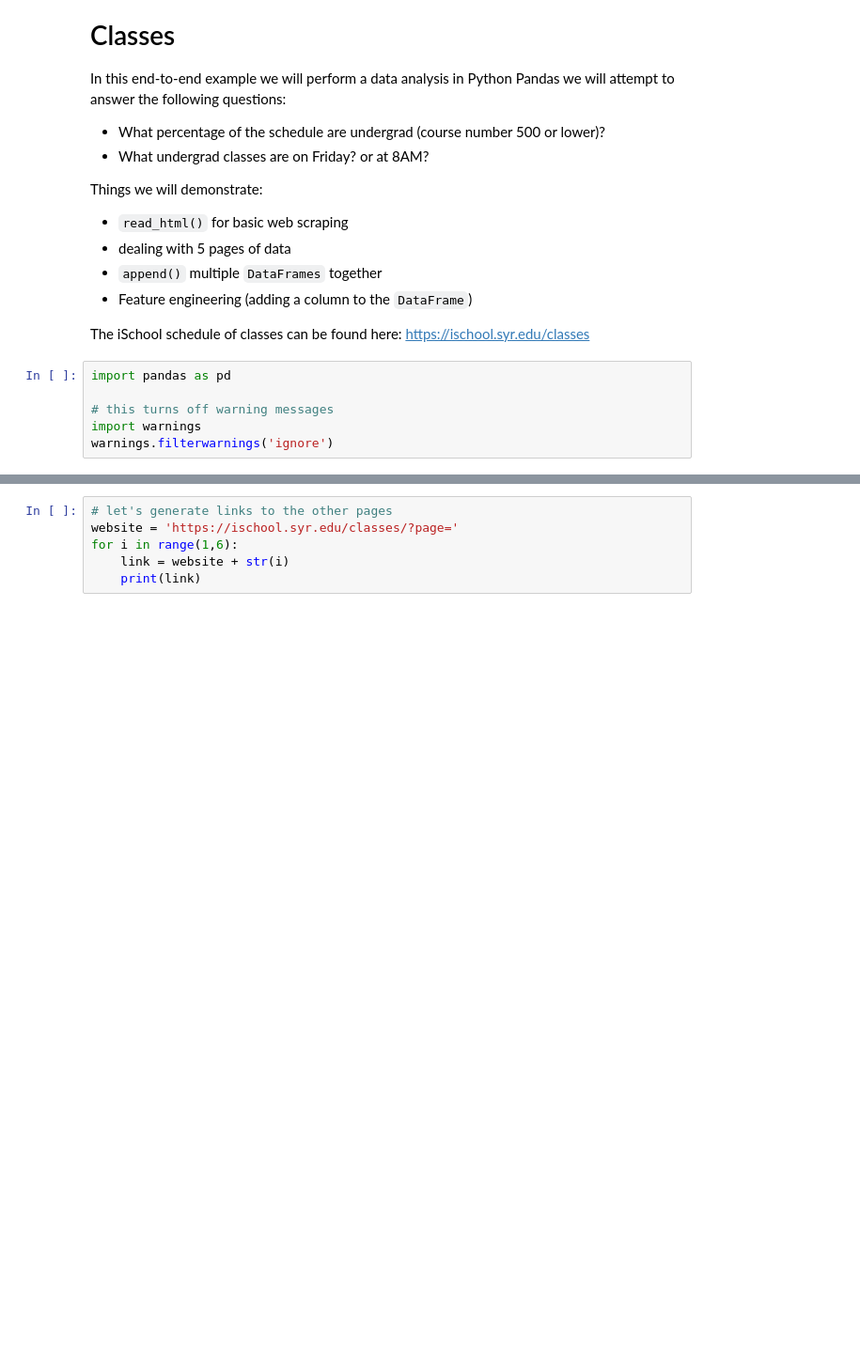
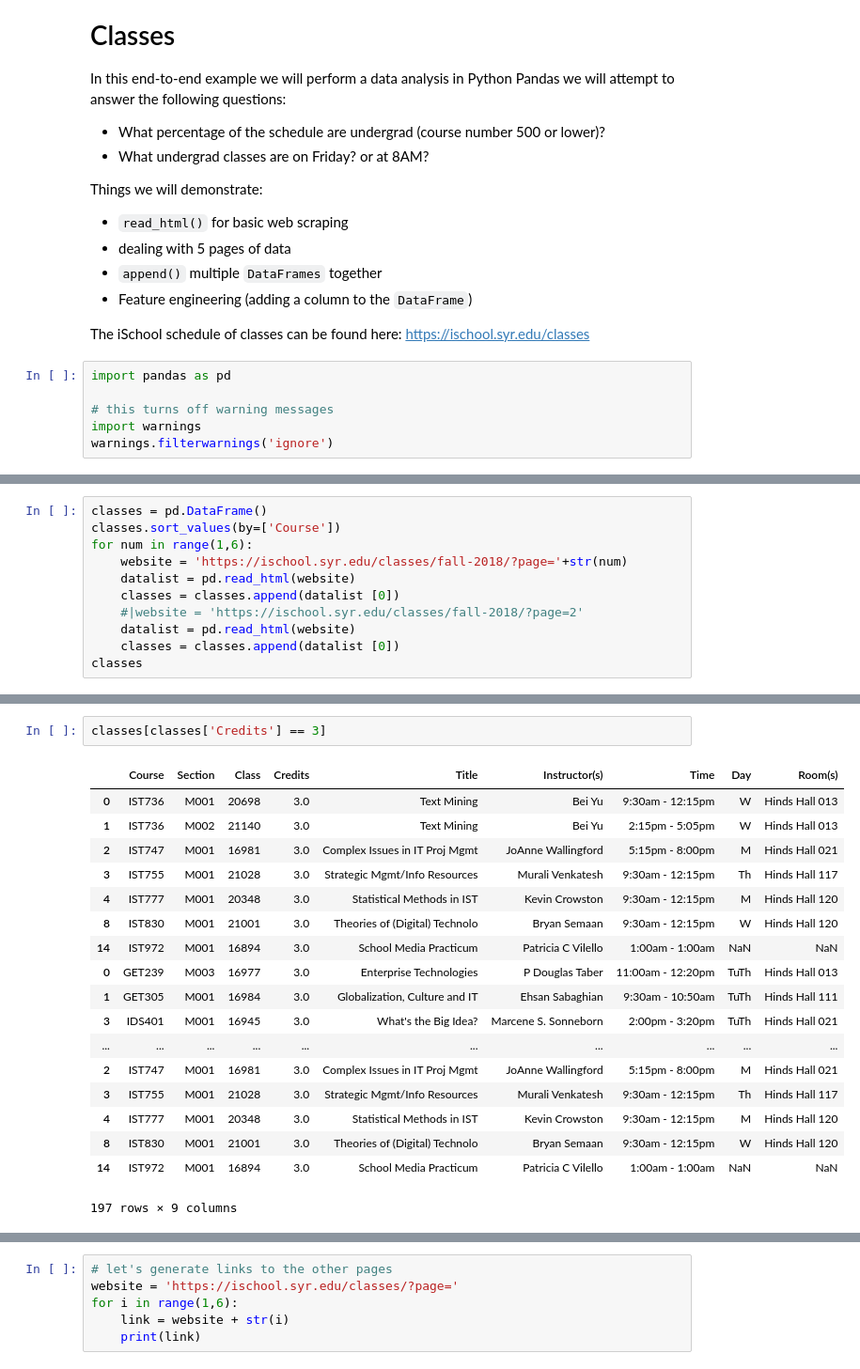
Before and after one commit to eldontsoi/Exercises, a Jupyter notebook: content/lessons/12/End-To-End-Example/ETEE-Data-Analysis-Of-iSchool-Classes.ipynb, the cells around one changed output, grey strips where cells are left out. Shown: that part at 94% size. Saved outputs shown, nothing was run; the diff lists cells and outputs as text; blank space fills up the shorter version.

```diff
--- a/content/lessons/12/End-To-End-Example/ETEE-Data-Analysis-Of-iSchool-Classes.ipynb
+++ b/content/lessons/12/End-To-End-Example/ETEE-Data-Analysis-Of-iSchool-Classes.ipynb
@@ -22,0 +28,11 @@ warnings.filterwarnings('ignore')
+# %%
+classes = pd.DataFrame()
+classes.sort_values(by=['Course'])
+for num in range(1,6):
+    website = 'https://ischool.syr.edu/classes/fall-2018/?page='+str(num)
+    datalist = pd.read_html(website)
+    classes = classes.append(datalist [0])
+    #|website = 'https://ischool.syr.edu/classes/fall-2018/?page=2'
+    datalist = pd.read_html(website)
+    classes = classes.append(datalist [0])
+classes
@@ -22,0 +59,21 @@ warnings.filterwarnings('ignore')
+# %%
+classes[classes['Credits'] == 3]
+# %% [output]
+|  | Course | Section | Class | Credits | Title | Instructor(s) | Time | Day | Room(s) |
+| 0 | IST736 | M001 | 20698 | 3.0 | Text Mining | Bei Yu | 9:30am - 12:15pm | W | Hinds Hall 013 |
+| 1 | IST736 | M002 | 21140 | 3.0 | Text Mining | Bei Yu | 2:15pm - 5:05pm | W | Hinds Hall 013 |
+| 2 | IST747 | M001 | 16981 | 3.0 | Complex Issues in IT Proj Mgmt | JoAnne Wallingford | 5:15pm - 8:00pm | M | Hinds Hall 021 |
+| 3 | IST755 | M001 | 21028 | 3.0 | Strategic Mgmt/Info Resources | Murali Venkatesh | 9:30am - 12:15pm | Th | Hinds Hall 117 |
+| 4 | IST777 | M001 | 20348 | 3.0 | Statistical Methods in IST | Kevin Crowston | 9:30am - 12:15pm | M | Hinds Hall 120 |
+| 8 | IST830 | M001 | 21001 | 3.0 | Theories of (Digital) Technolo | Bryan Semaan | 9:30am - 12:15pm | W | Hinds Hall 120 |
+| 14 | IST972 | M001 | 16894 | 3.0 | School Media Practicum | Patricia C Vilello | 1:00am - 1:00am | NaN | NaN |
+| 0 | GET239 | M003 | 16977 | 3.0 | Enterprise Technologies | P Douglas Taber | 11:00am - 12:20pm | TuTh | Hinds Hall 013 |
+| 1 | GET305 | M001 | 16984 | 3.0 | Globalization, Culture and IT | Ehsan Sabaghian | 9:30am - 10:50am | TuTh | Hinds Hall 111 |
+| 3 | IDS401 | M001 | 16945 | 3.0 | What's the Big Idea? | Marcene S. Sonneborn | 2:00pm - 3:20pm | TuTh | Hinds Hall 021 |
+| ... | ... | ... | ... | ... | ... | ... | ... | ... | ... |
+| 2 | IST747 | M001 | 16981 | 3.0 | Complex Issues in IT Proj Mgmt | JoAnne Wallingford | 5:15pm - 8:00pm | M | Hinds Hall 021 |
+| 3 | IST755 | M001 | 21028 | 3.0 | Strategic Mgmt/Info Resources | Murali Venkatesh | 9:30am - 12:15pm | Th | Hinds Hall 117 |
+| 4 | IST777 | M001 | 20348 | 3.0 | Statistical Methods in IST | Kevin Crowston | 9:30am - 12:15pm | M | Hinds Hall 120 |
+| 8 | IST830 | M001 | 21001 | 3.0 | Theories of (Digital) Technolo | Bryan Semaan | 9:30am - 12:15pm | W | Hinds Hall 120 |
+| 14 | IST972 | M001 | 16894 | 3.0 | School Media Practicum | Patricia C Vilello | 1:00am - 1:00am | NaN | NaN |
+197 rows × 9 columns
```
Also changed, not shown: parts of 18 cells of this notebook, 4 other files.
